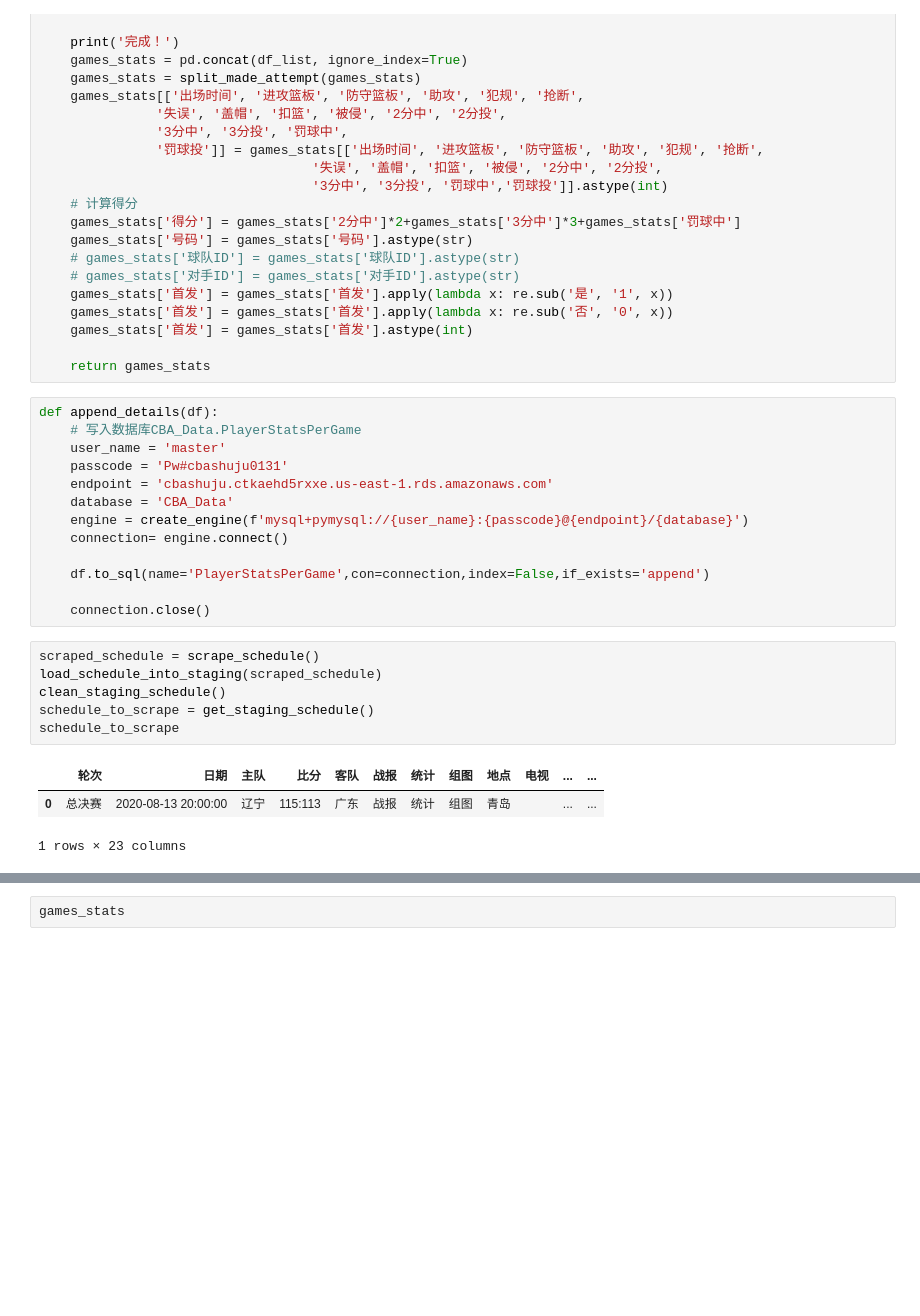
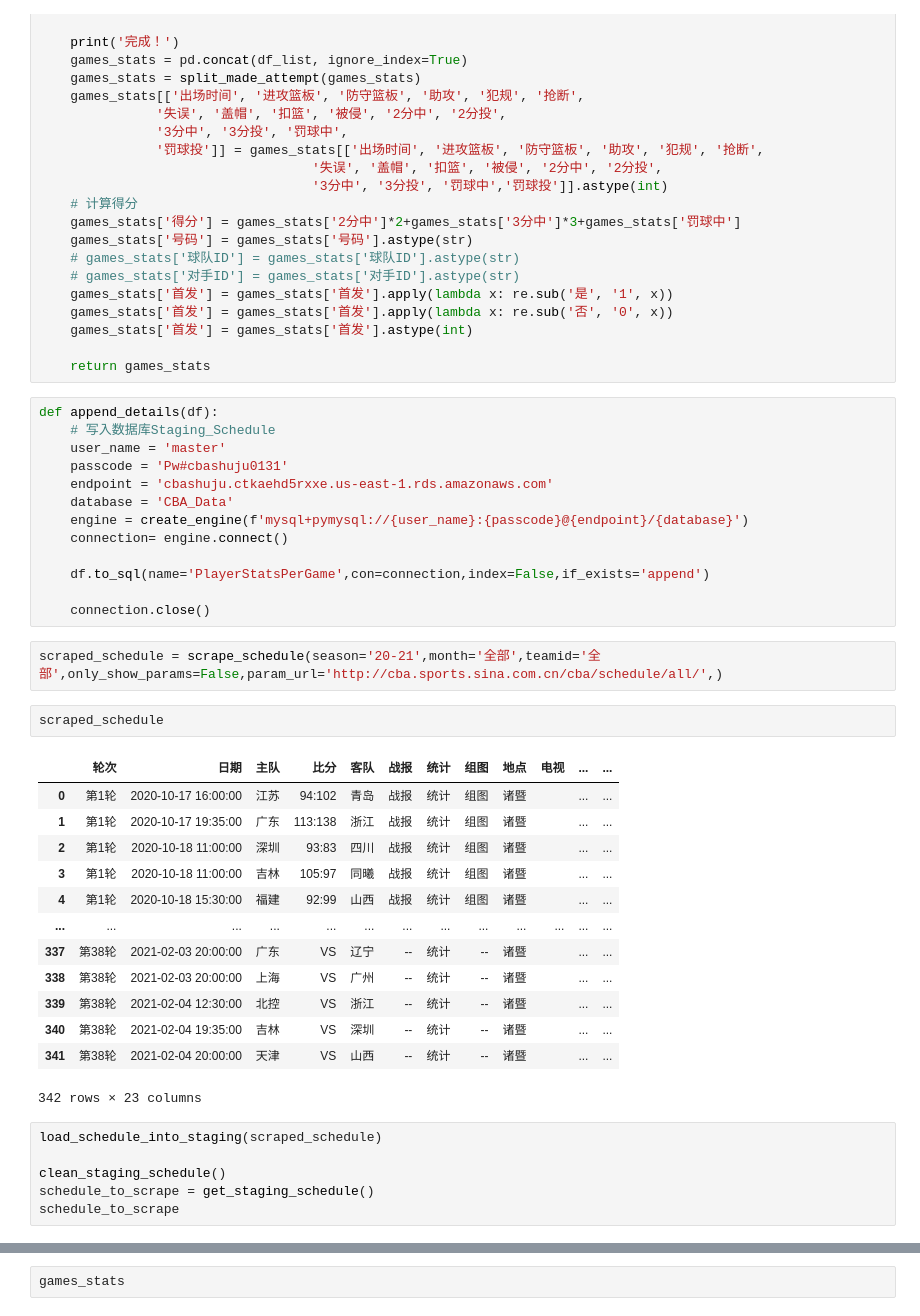
Before and after one commit to JJnotJimmyJohn/CBA-stats-dev, a Jupyter notebook: Scraping/NewScrape&Update.ipynb, the cells around one changed output, grey strips where cells are left out. Cells and saved outputs as stored; diff of their text form; blank space fills up the shorter version.

Commit message:
Consolidate scraper.py

```diff
--- a/Scraping/NewScrape&Update.ipynb
+++ b/Scraping/NewScrape&Update.ipynb
@@ -361,7 +381,7 @@ def scrape_games(schedule_to_scrape):
     return games_stats
 # %%
 def append_details(df):
-    # 写入数据库CBA_Data.PlayerStatsPerGame
+    # 写入数据库Staging_Schedule
     user_name = 'master'
     passcode = 'Pw#cbashuju0131'
     endpoint = 'cbashuju.ctkaehd5rxxe.us-east-1.rds.amazonaws.com'
@@ -372,16 +392,30 @@ def append_details(df):
     df.to_sql(name='PlayerStatsPerGame',con=connection,index=False,if_exists='append')
 
     connection.close()
+# %%
+scraped_schedule = scrape_schedule(season='20-21',month='全部',teamid='全部',only_show_params=False,param_url='http://cba.sports.sina.com.cn/cba/schedule/all/',)
+# %%
+scraped_schedule
+# %% [output]
+|  | 轮次 | 日期 | 主队 | 比分 | 客队 | 战报 | 统计 | 组图 | 地点 | 电视 | ... | ... |
+| 0 | 第1轮 | 2020-10-17 16:00:00 | 江苏 | 94:102 | 青岛 | 战报 | 统计 | 组图 | 诸暨 |  | ... | ... |
+| 1 | 第1轮 | 2020-10-17 19:35:00 | 广东 | 113:138 | 浙江 | 战报 | 统计 | 组图 | 诸暨 |  | ... | ... |
+| 2 | 第1轮 | 2020-10-18 11:00:00 | 深圳 | 93:83 | 四川 | 战报 | 统计 | 组图 | 诸暨 |  | ... | ... |
+| 3 | 第1轮 | 2020-10-18 11:00:00 | 吉林 | 105:97 | 同曦 | 战报 | 统计 | 组图 | 诸暨 |  | ... | ... |
+| 4 | 第1轮 | 2020-10-18 15:30:00 | 福建 | 92:99 | 山西 | 战报 | 统计 | 组图 | 诸暨 |  | ... | ... |
+| ... | ... | ... | ... | ... | ... | ... | ... | ... | ... | ... | ... | ... |
+| 337 | 第38轮 | 2021-02-03 20:00:00 | 广东 | VS | 辽宁 | -- | 统计 | -- | 诸暨 |  | ... | ... |
+| 338 | 第38轮 | 2021-02-03 20:00:00 | 上海 | VS | 广州 | -- | 统计 | -- | 诸暨 |  | ... | ... |
+| 339 | 第38轮 | 2021-02-04 12:30:00 | 北控 | VS | 浙江 | -- | 统计 | -- | 诸暨 |  | ... | ... |
+| 340 | 第38轮 | 2021-02-04 19:35:00 | 吉林 | VS | 深圳 | -- | 统计 | -- | 诸暨 |  | ... | ... |
+| 341 | 第38轮 | 2021-02-04 20:00:00 | 天津 | VS | 山西 | -- | 统计 | -- | 诸暨 |  | ... | ... |
+342 rows × 23 columns
 # %%
-scraped_schedule = scrape_schedule()
 load_schedule_into_staging(scraped_schedule)
+
 clean_staging_schedule()
 schedule_to_scrape = get_staging_schedule()
 schedule_to_scrape
-# %% [output]
-|  | 轮次 | 日期 | 主队 | 比分 | 客队 | 战报 | 统计 | 组图 | 地点 | 电视 | ... | ... |
-| 0 | 总决赛 | 2020-08-13 20:00:00 | 辽宁 | 115:113 | 广东 | 战报 | 统计 | 组图 | 青岛 |  | ... | ... |
-1 rows × 23 columns
 # %%
 games_stats=scrape_games(schedule_to_scrape)
 # %% [output]
```
Also changed, not shown: parts of 2 cells of this notebook, 1 other file.
